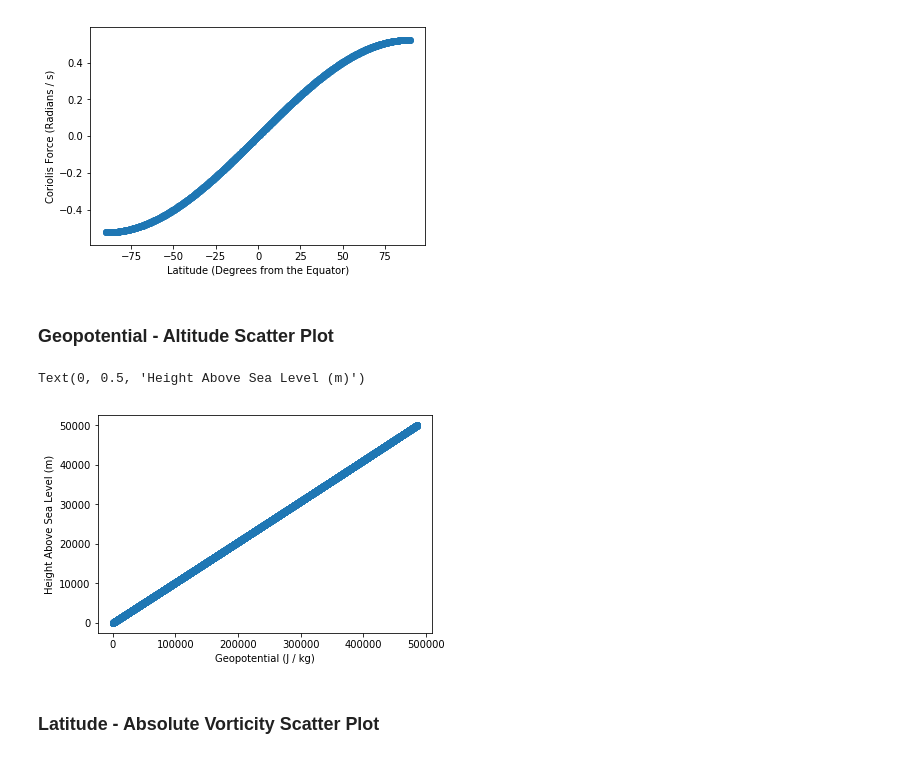
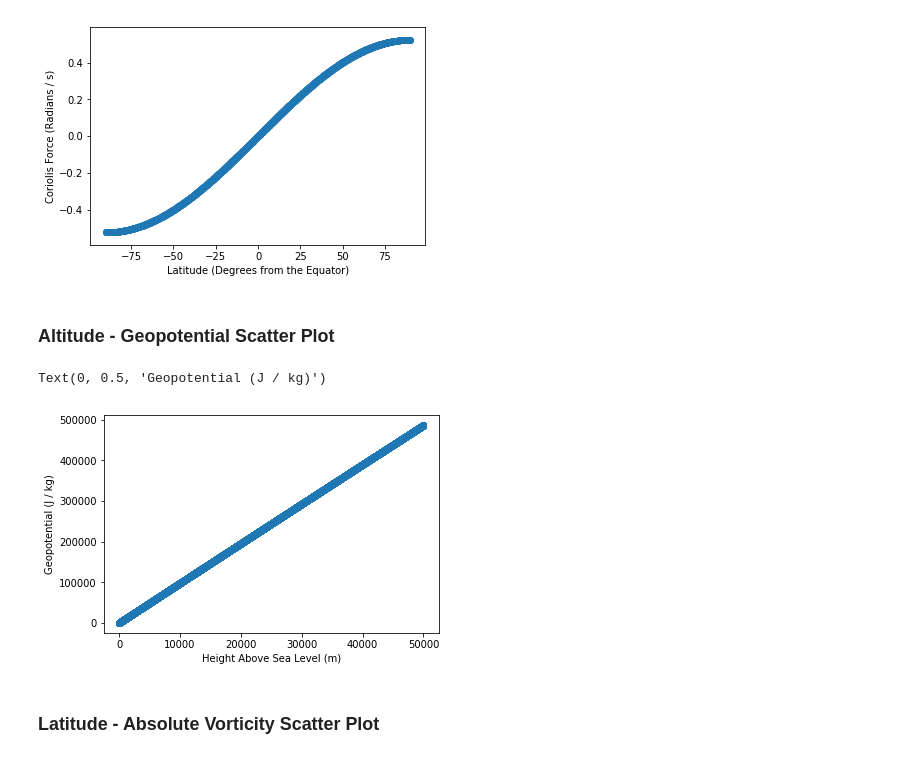
Before and after one commit to amsimp/amsimp, a Jupyter notebook: benchmarking/visualise.ipynb, the cells around one changed output. Saved outputs shown, nothing was run; the diff lists cells and outputs as text; code cells hidden in the pictures.

```diff
--- a/benchmarking/visualise.ipynb
+++ b/benchmarking/visualise.ipynb
@@ -94,14 +94,14 @@ plt.ylabel('Coriolis Force (Radians / s)')
 Text(0, 0.5, 'Coriolis Force (Radians / s)')
 [figure]
 # %% [markdown]
-### Geopotential - Altitude Scatter Plot
+### Altitude - Geopotential Scatter Plot
 # %%
-plt.scatter(detail.geopotential(), detail.altitude_level())
-plt.xlabel('Geopotential (J / kg)')
-plt.ylabel('Height Above Sea Level (m)')
+plt.scatter(detail.altitude_level(), detail.geopotential())
+plt.xlabel('Height Above Sea Level (m)')
+plt.ylabel('Geopotential (J / kg)')
 # %% [output]
-Text(0, 0.5, 'Height Above Sea Level (m)')
+Text(0, 0.5, 'Geopotential (J / kg)')
-[figure, old version]
+[figure, new version]
 # %% [markdown]
 ### Latitude - Absolute Vorticity Scatter Plot
 # %%
```
Also changed, not shown: parts of 7 cells of this notebook, 3 other files.
